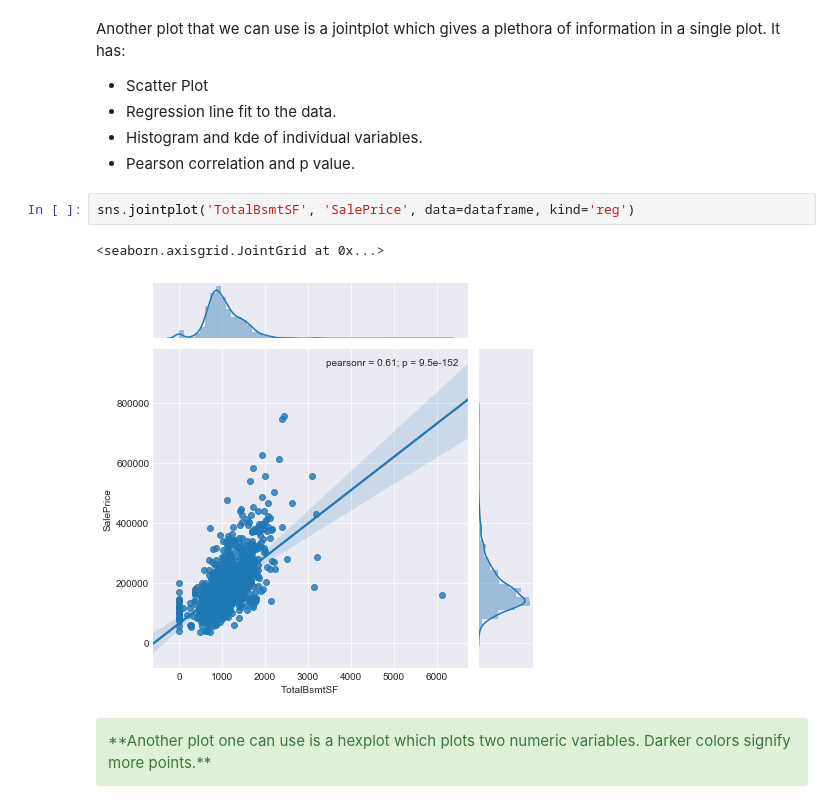
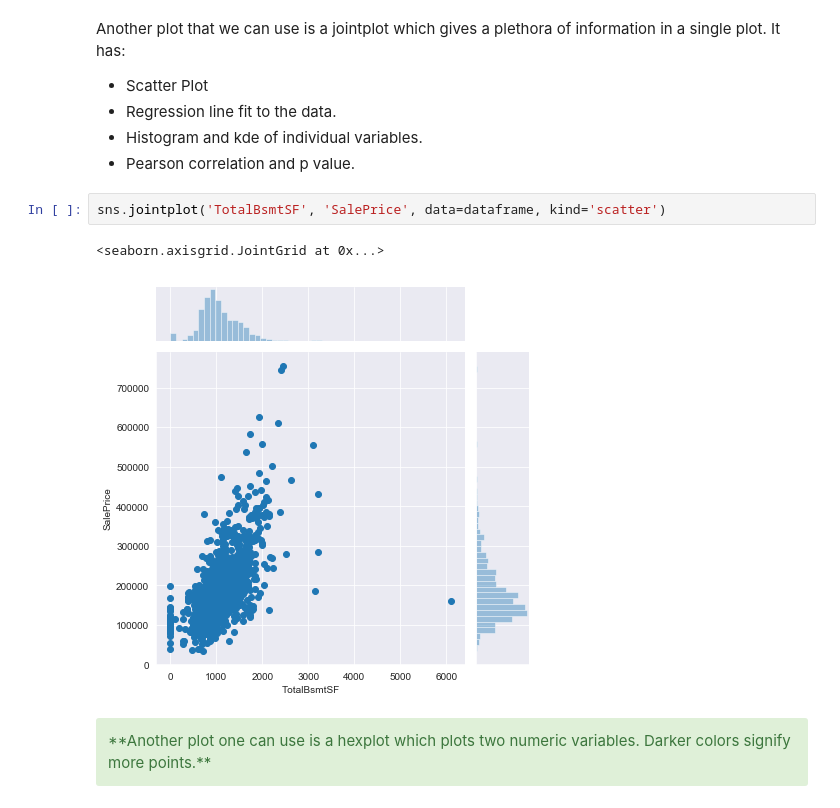
Before and after one commit to meetbharat/26-Days-of-DataScience, a Jupyter notebook: Day-09-Exploratory_Data_Analysis/notebooks/Day-9 Notebook.ipynb, the cells around one changed output. Drawn from its saved outputs; the diff is of its cells as text.

```diff
--- a/Day-09-Exploratory_Data_Analysis/notebooks/Day-9 Notebook.ipynb
+++ b/Day-09-Exploratory_Data_Analysis/notebooks/Day-9 Notebook.ipynb
@@ -434,10 +440,10 @@ Another plot that we can use is a jointplot which gives a plethora of informatio
 * Histogram and kde of individual variables.
 * Pearson correlation and p value.
 # %%
-sns.jointplot('TotalBsmtSF', 'SalePrice', data=dataframe, kind='reg')
+sns.jointplot('TotalBsmtSF', 'SalePrice', data=dataframe, kind='scatter')
 # %% [output]
 <seaborn.axisgrid.JointGrid at 0x...>
-[figure, old version]
+[figure, new version]
 # %% [markdown]
 <div class="alert alert-block alert-success">**Another plot one can use is a hexplot which plots two numeric variables. Darker colors signify more points.**</div>
 # %%
```
Also changed, not shown: parts of 11 cells of this notebook, 1 other file.
